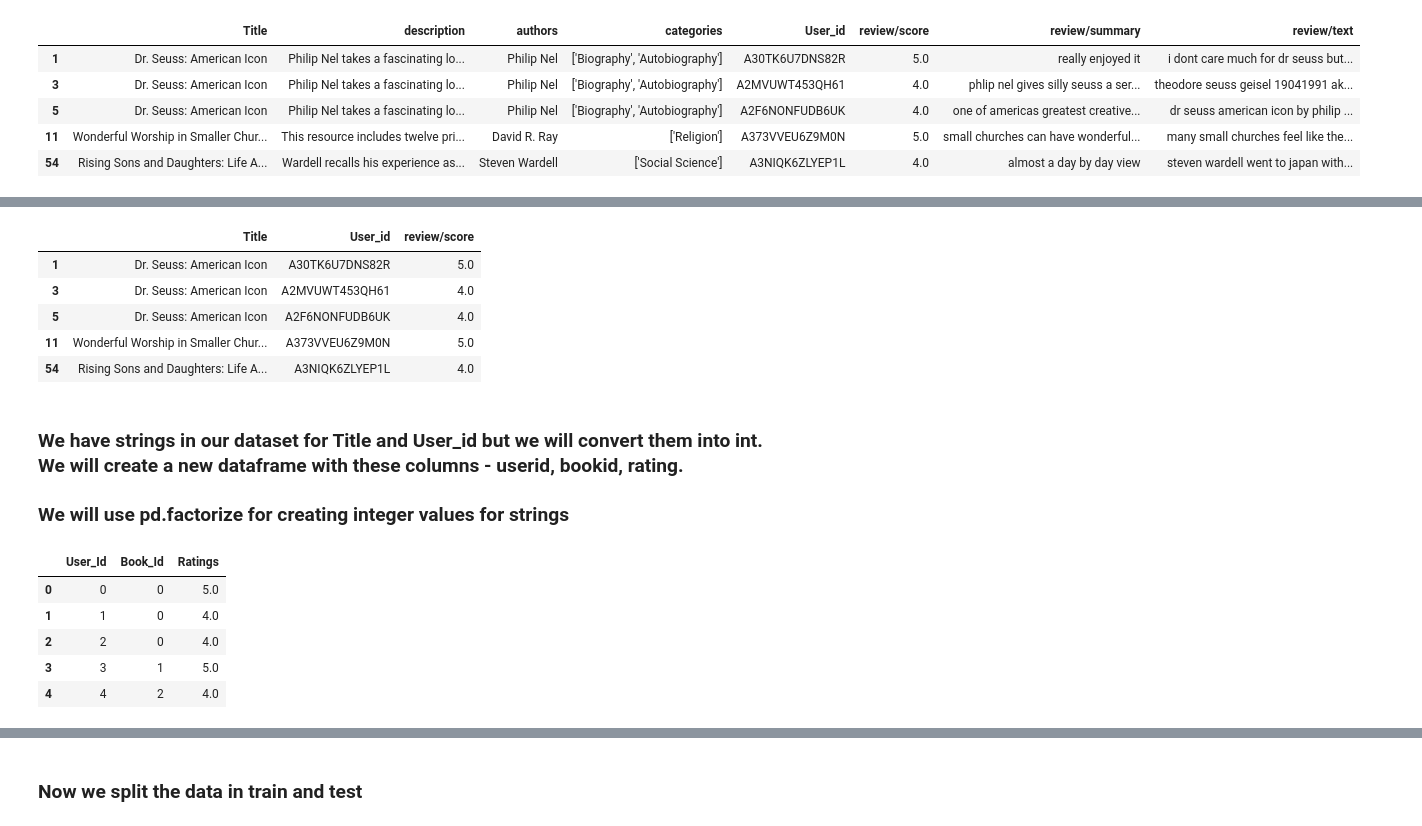
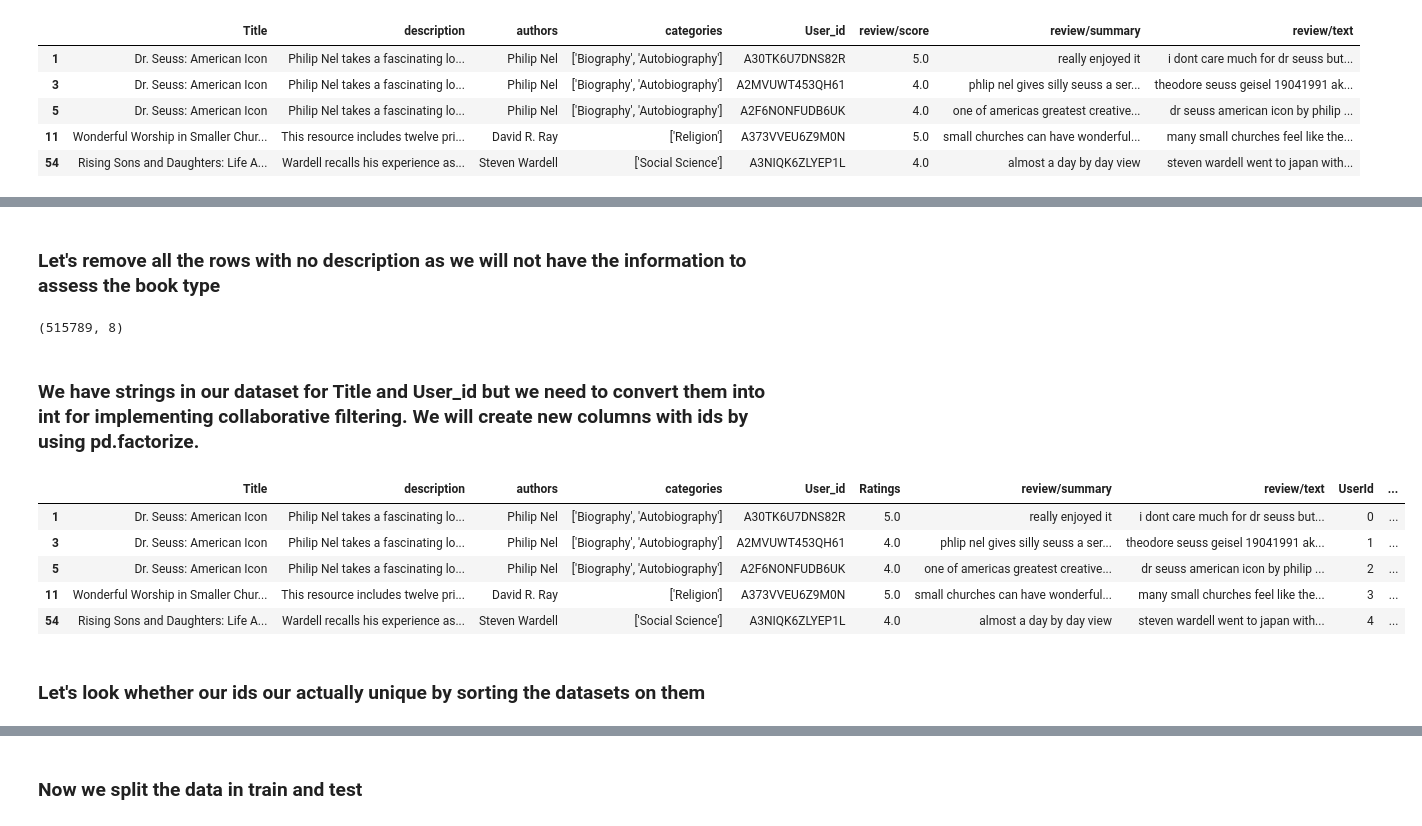
Before and after one commit to siddhantgithub/LibroBuddy, a Jupyter notebook: notebooks/3. Librobuddy_Feature_Engineering.ipynb, the cells around one changed output, grey strips where cells are left out. Saved outputs shown, nothing was run; the diff lists cells and outputs as text; code cells hidden in the pictures.

```diff
--- a/notebooks/3. Librobuddy_Feature_Engineering.ipynb
+++ b/notebooks/3. Librobuddy_Feature_Engineering.ipynb
@@ -131,13 +141,23 @@ rating_user_cf = merged_data_valid_user_id[["Title", "User_id", "review/score"]]
+# %% [markdown]
+### Let's remove all the rows with no description as we will not have the information to assess the book type
+# %%
+merged_data_valid_user_id = merged_data_valid_user_id[~merged_data_valid_user_id.description.isna()]
+merged_data_valid_user_id.shape
+# %% [output]
+(515789, 8)
+# %% [markdown]
+### We have strings in our dataset for Title and User_id but we need to convert them into int for implementing collaborative filtering. We will create new  columns with ids by using pd.factorize.
+# %%
+merged_data_valid_user_id.loc[:,'UserId'] = pd.factorize(merged_data_valid_user_id.User_id)[0]
+merged_data_valid_user_id.loc[:,'BookId'] = pd.factorize(merged_data_valid_user_id.Title)[0]
+# %%
+merged_data_valid_user_id.rename(columns={'review/score':'Ratings'}, inplace=True)
 # %%
-rating_user_cf.head(5)
+merged_data_valid_user_id.head(5)
 # %% [output]
-|  | Title | User_id | review/score |
-| 1 | Dr. Seuss: American Icon | A30TK6U7DNS82R | 5.0 |
-| 3 | Dr. Seuss: American Icon | A2MVUWT453QH61 | 4.0 |
-| 5 | Dr. Seuss: American Icon | A2F6NONFUDB6UK | 4.0 |
-| 11 | Wonderful Worship in Smaller Chur... | A373VVEU6Z9M0N | 5.0 |
-| 54 | Rising Sons and Daughters: Life A... | A3NIQK6ZLYEP1L | 4.0 |
+|  | Title | description | authors | categories | User_id | Ratings | review/summary | review/text | UserId | ... |
+| 1 | Dr. Seuss: American Icon | Philip Nel takes a fascinating lo... | Philip Nel | ['Biography', 'Autobiography'] | A30TK6U7DNS82R | 5.0 | really enjoyed it | i dont care much for dr seuss but... | 0 | ... |
+| 3 | Dr. Seuss: American Icon | Philip Nel takes a fascinating lo... | Philip Nel | ['Biography', 'Autobiography'] | A2MVUWT453QH61 | 4.0 | phlip nel gives silly seuss a ser... | theodore seuss geisel 19041991 ak... | 1 | ... |
+| 5 | Dr. Seuss: American Icon | Philip Nel takes a fascinating lo... | Philip Nel | ['Biography', 'Autobiography'] | A2F6NONFUDB6UK | 4.0 | one of americas greatest creative... | dr seuss american icon by philip ... | 2 | ... |
+| 11 | Wonderful Worship in Smaller Chur... | This resource includes twelve pri... | David R. Ray | ['Religion'] | A373VVEU6Z9M0N | 5.0 | small churches can have wonderful... | many small churches feel like the... | 3 | ... |
+| 54 | Rising Sons and Daughters: Life A... | Wardell recalls his experience as... | Steven Wardell | ['Social Science'] | A3NIQK6ZLYEP1L | 4.0 | almost a day by day view | steven wardell went to japan with... | 4 | ... |
-# %% [markdown]
-### We have strings in our dataset for Title and User_id but we will convert them into int. We will create a new dataframe with these columns - userid, bookid, rating.
-
-### We will use pd.factorize for creating integer values for strings
@@ -146,9 +164,2 @@ user_book_reviews_ids = pd.DataFrame({'User_Id': pd.factorize(rating_user_cf.Use
-# %%
-user_book_reviews_ids.head(5)
-# %% [output]
-|  | User_Id | Book_Id | Ratings |
-| 0 | 0 | 0 | 5.0 |
-| 1 | 1 | 0 | 4.0 |
-| 2 | 2 | 0 | 4.0 |
-| 3 | 3 | 1 | 5.0 |
-| 4 | 4 | 2 | 4.0 |
+# %% [markdown]
+### Let's look whether our ids our actually unique by sorting the datasets on them
```
Also changed, not shown: parts of 19 cells of this notebook, 2 other files.
